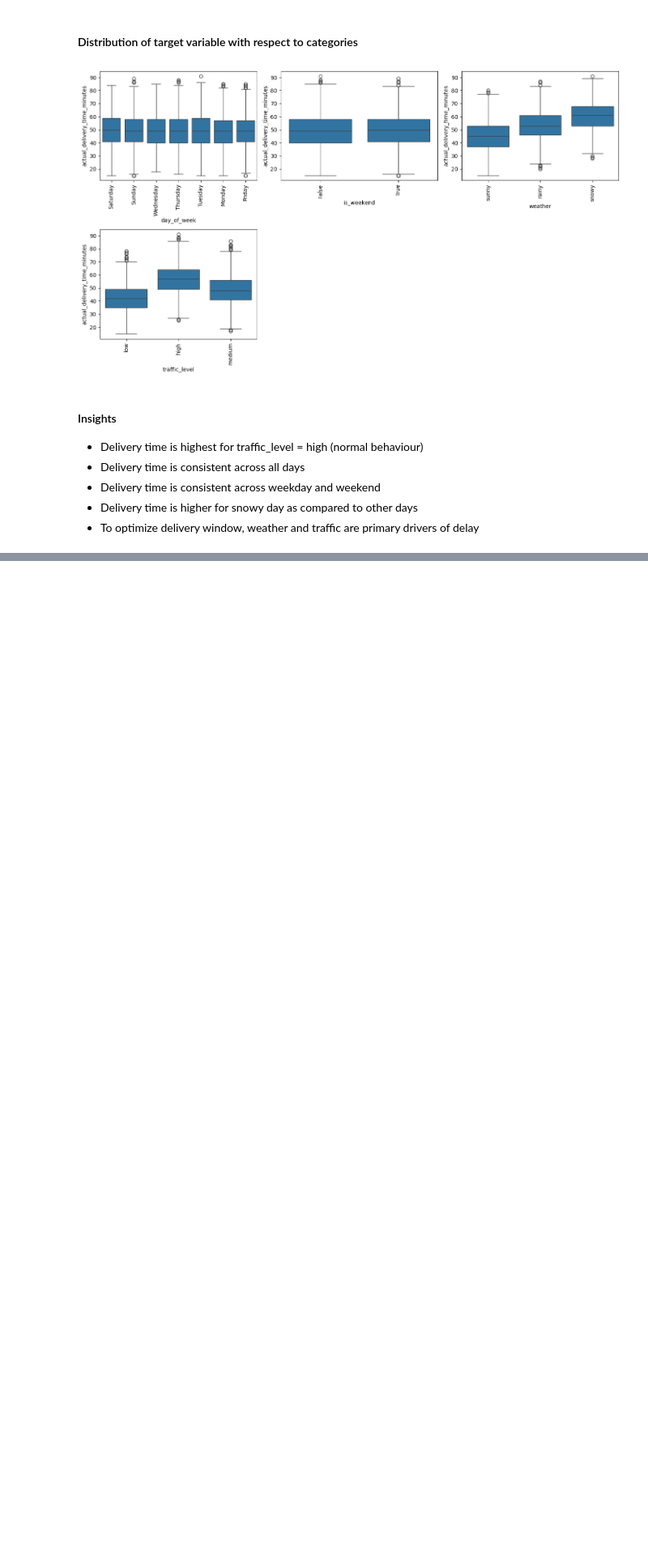
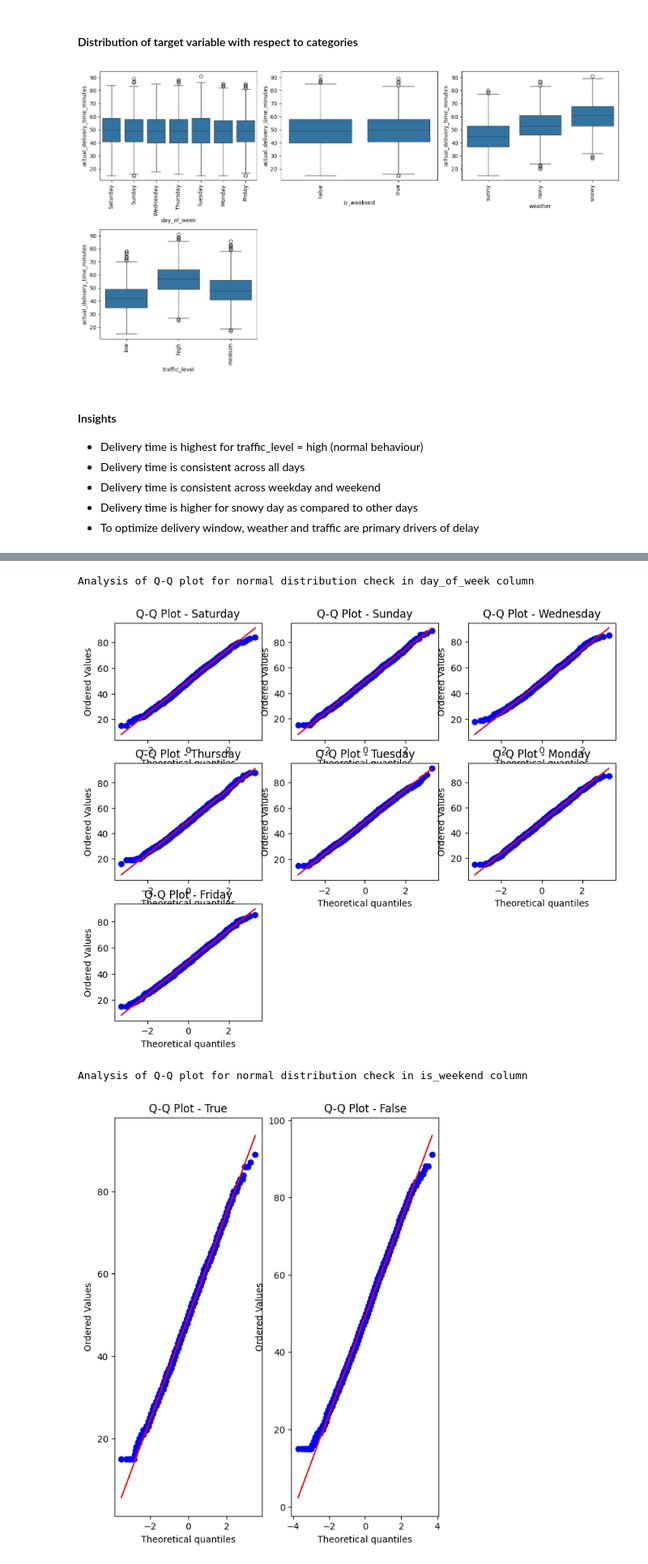
Before and after one commit to aakashascend-cell/delivery_time_prediction, a Jupyter notebook: notebooks/EDA.ipynb, the cells around one changed output, grey strips where cells are left out. Shown at 81% size. Drawn from its saved outputs; the diff is of its cells as text; code cells hidden in the pictures; blank space fills up the shorter version.

```diff
--- a/notebooks/EDA.ipynb
+++ b/notebooks/EDA.ipynb
@@ -103,3 +120,11 @@ continuous_cols = [cols for cols in raw_data.columns if (raw_data[cols].dtype ==
+# %%
+cat_cols = raw_data.select_dtypes(
+    include=['object', 'category', 'bool','str']
+).columns.tolist()
+
+categorical_cols = [cols for cols in cat_cols if  cols != 'order_id']
+# %%
+continuous_cols = raw_data.select_dtypes(include = ['int','float']).columns.to_list()
 # %% [markdown]
 #### Understanding distribution of data across continuous variable
 # %%
@@ -174,0 +199,23 @@ plt.show()
+# %%
+
+for col in categorical_cols:
+    print(f"Analysis of Q-Q plot for normal distribution check in {col} column")
+    total_cat = len(raw_data[col].unique())
+    num_rows = math.ceil(total_cat/3)
+
+    fig, ax = plt.subplots(num_rows,3,figsize = (10,8))
+    ax = ax.flatten()
+
+    for i,sub_cat in enumerate(raw_data[col].unique()):
+        stats.probplot(raw_data[raw_data[col]==sub_cat]['actual_delivery_time_minutes'], dist = "norm", plot =ax[i])
+        ax[i].set_title(f"Q-Q Plot - {sub_cat}")
+
+    for j in range(i+1,len(ax),1):
+        fig.delaxes(ax[j])
+
+    plt.show()
+# %% [output]
+Analysis of Q-Q plot for normal distribution check in day_of_week column
+[figure, added]
+Analysis of Q-Q plot for normal distribution check in is_weekend column
+[figure, added]
```
Also changed, not shown: parts of 10 cells of this notebook, 2 other files.
